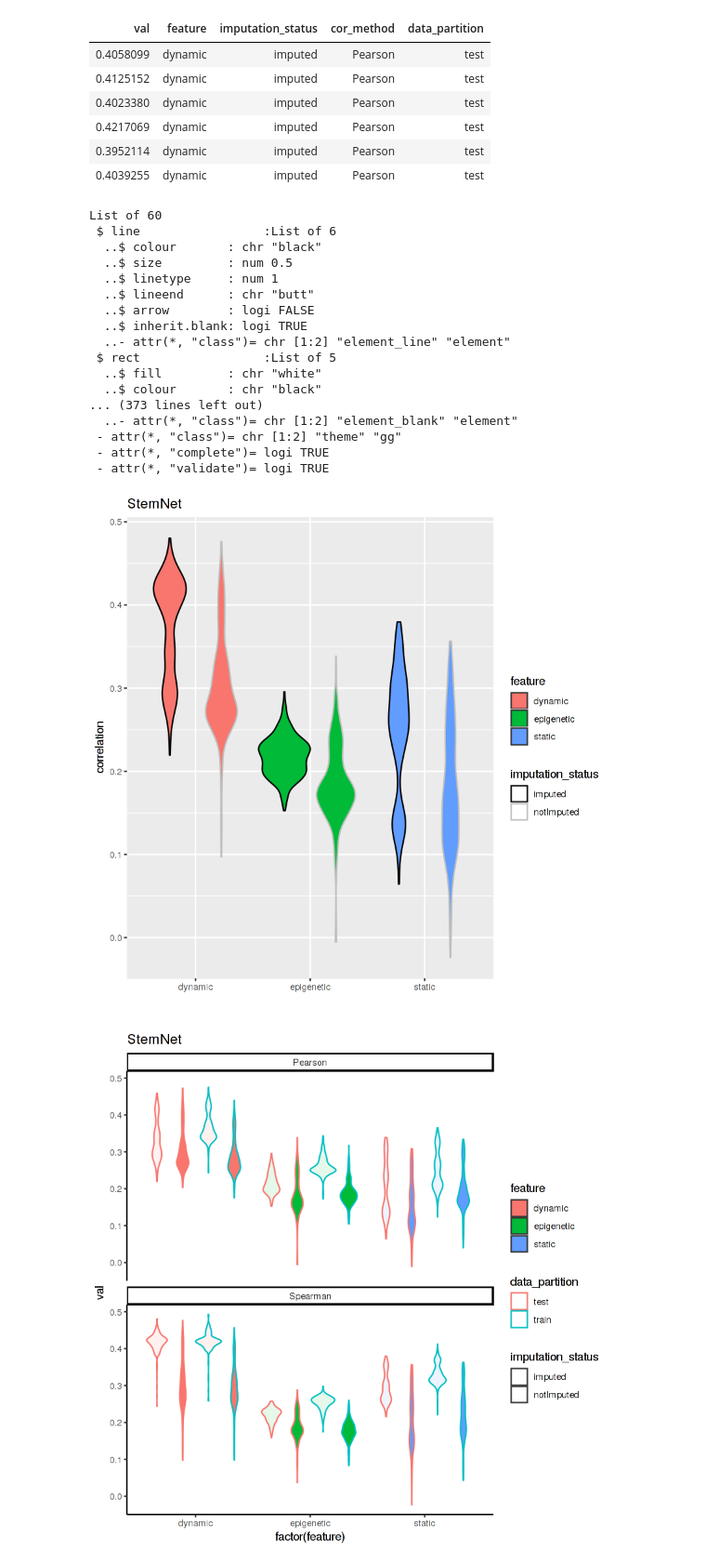
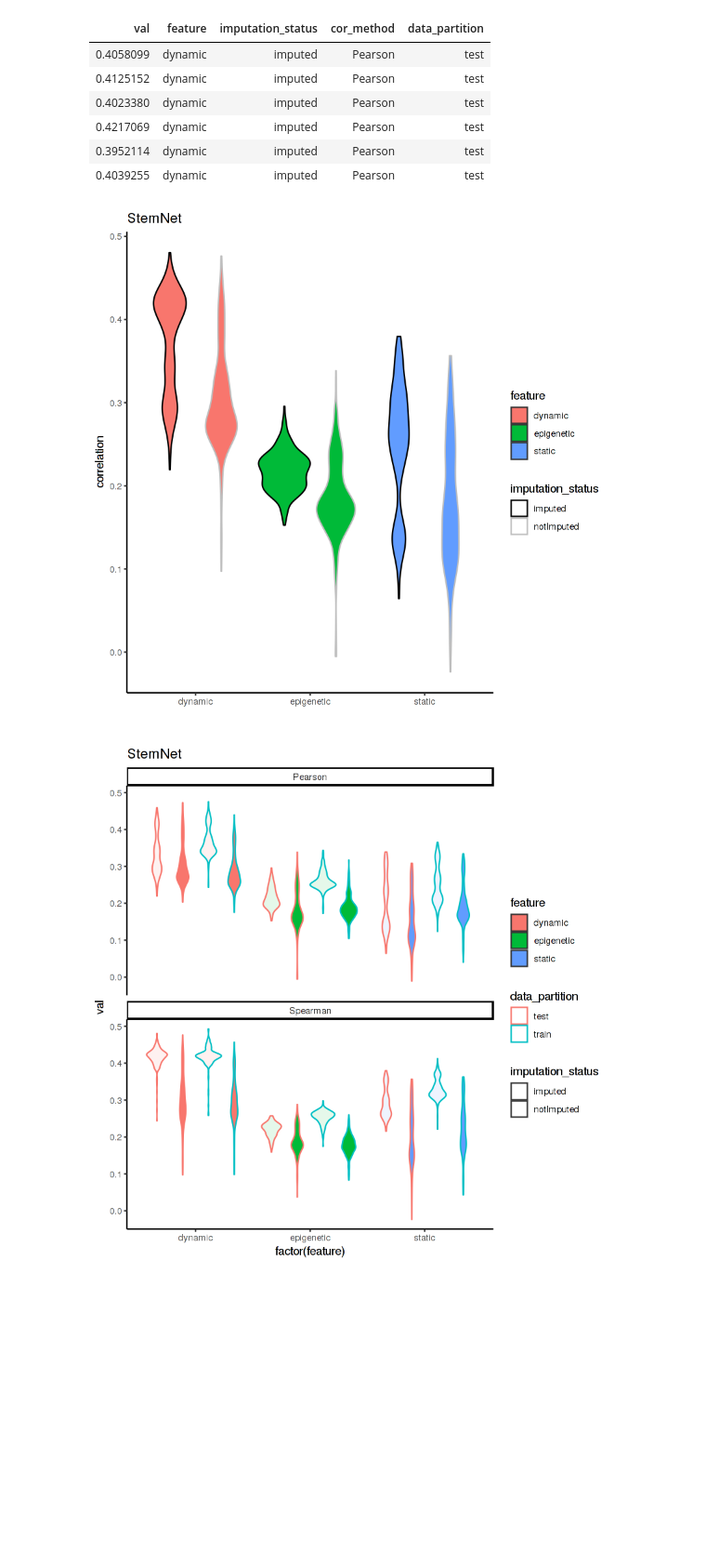
Before and after one commit to fba67/scMTL, a Jupyter notebook: sc_iPCs_TGGLasso_perf_comparison.ipynb, the cells around one changed output. Shown: that part at 93% size. Drawn from its saved outputs; the diff is of its cells as text; code cells hidden in the pictures; blank space fills up the shorter version.

Commit message:
added a new comparison plot

```diff
--- a/sc_iPCs_TGGLasso_perf_comparison.ipynb
+++ b/sc_iPCs_TGGLasso_perf_comparison.ipynb
@@ -243,30 +243,13 @@ head(df)
 # %%
 library(ggplot2)
 ggplot(subset(df, data_partition == "test"), aes(factor(feature), val)) +
 geom_violin(aes(fill= feature, colour= imputation_status)) + scale_colour_manual(values= c("black", "gray")) +
-ggtitle("StemNet") + ylab("correlation") + xlab("")
+ggtitle("StemNet") + ylab("correlation") + xlab("") +
 theme_classic()
 
 #save(df, dyn_imp_TGL_model, sta_imp_TGL_model, epi_imp_TGL_model, file= "sc_iPCS_TGGLasso_all_models.RData")
 # %% [output]
-List of 60
- $ line                 :List of 6
-  ..$ colour       : chr "black"
-  ..$ size         : num 0.5
-  ..$ linetype     : num 1
-  ..$ lineend      : chr "butt"
-  ..$ arrow        : logi FALSE
-  ..$ inherit.blank: logi TRUE
-  ..- attr(*, "class")= chr [1:2] "element_line" "element"
- $ rect                 :List of 5
-  ..$ fill         : chr "white"
-  ..$ colour       : chr "black"
-... (373 lines left out)
-  ..- attr(*, "class")= chr [1:2] "element_blank" "element"
- - attr(*, "class")= chr [1:2] "theme" "gg"
- - attr(*, "complete")= logi TRUE
- - attr(*, "validate")= logi TRUE
-[figure, old version]
+[figure, new version]
 # %%
 library(ggplot2)
 ggplot(df, aes(factor(feature), val)) +
```
